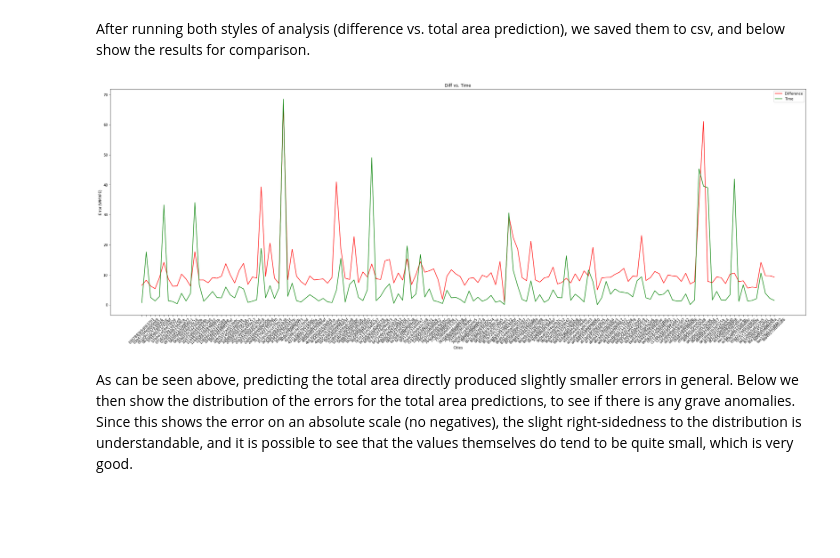
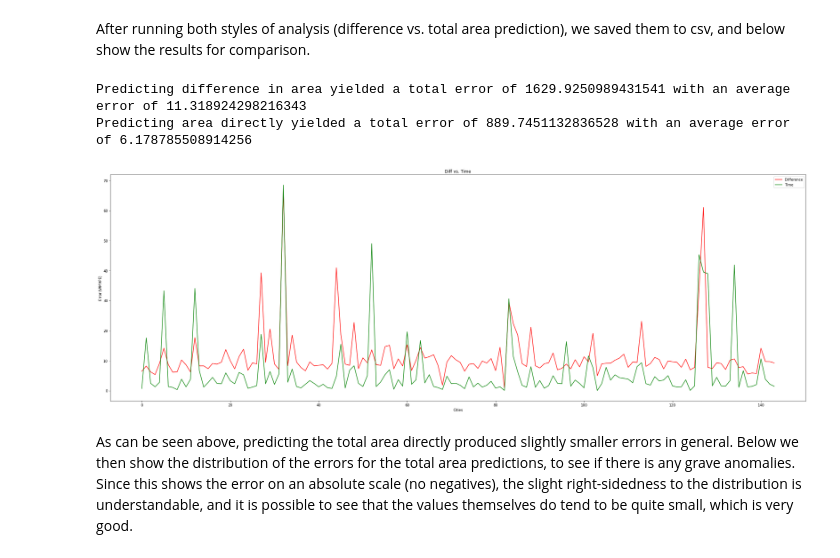
Before and after one commit to CEDipEngineering/BainStrategicChallenge, a Jupyter notebook: city_clustering_v2.ipynb, the cells around one changed output. Cells and saved outputs as stored; diff of their text form; code cells hidden in the pictures; blank space fills up the shorter version.

```diff
--- a/city_clustering_v2.ipynb
+++ b/city_clustering_v2.ipynb
@@ -395,26 +402,28 @@ After running both styles of analysis (difference vs. total area prediction), we
 # %%
 # Analyse if DIFF helps
 df_diff = pd.read_csv('./results/city_clustering_v2_diff.csv', index_col = 0).sort_values('city_code').reset_index().drop('index', axis=1)
 df_time = pd.read_csv('./results/city_clustering_v2.csv', index_col = 0).sort_values('city_code').reset_index().drop('index', axis=1)
 y_diff = list(df_diff['WMAPE'])
 y_time = list(df_time['WMAPE'])
 x = list(df_diff['city_code'])
 print(f'Predicting difference in area yielded a total error of {sum(y_diff)} with an average error of {np.mean(y_diff)}')
 print(f'Predicting area directly yielded a total error of {sum(y_time)} with an average error of {np.mean(y_time)}')
 # Plot
 fig = plt.figure(figsize=(36,12))
 ax = fig.add_subplot(111)
 ax.set_title("Diff vs. Time")
-ax.plot(x, y_diff, c='r', label='Difference')
-ax.plot(x, y_time, c='g', label = 'Time')
+ax.plot(range(len(x)), y_diff, c='r', label='Difference')
+ax.plot(range(len(x)), y_time, c='g', label = 'Time')
 ax.set_xlabel('Cities')
 ax.set_ylabel('Error (WMAPE)')
 # ax.set_xticks(range(len(x)))
 # ax.set_xticklabels(x, rotation=45, ha='center')
 ax.legend()
 fig.show()
 # %% [output]
+Predicting difference in area yielded a total error of 1629.9250989431541 with an average error of 11.318924298216343
+Predicting area directly yielded a total error of 889.7451132836528 with an average error of 6.178785508914256
-[figure, old version]
+[figure, new version]
 # %% [markdown]
 As can be seen above, predicting the total area directly produced slightly smaller errors in general. Below we then show the distribution of the errors for the total area predictions, to see if there is any grave anomalies. Since this shows the error on an absolute scale (no negatives), the slight right-sidedness to the distribution is understandable, and it is possible to see that the values themselves do tend to be quite small, which is very good.
 # %%
```
Also changed, not shown: parts of 3 cells of this notebook, 6 other files.
